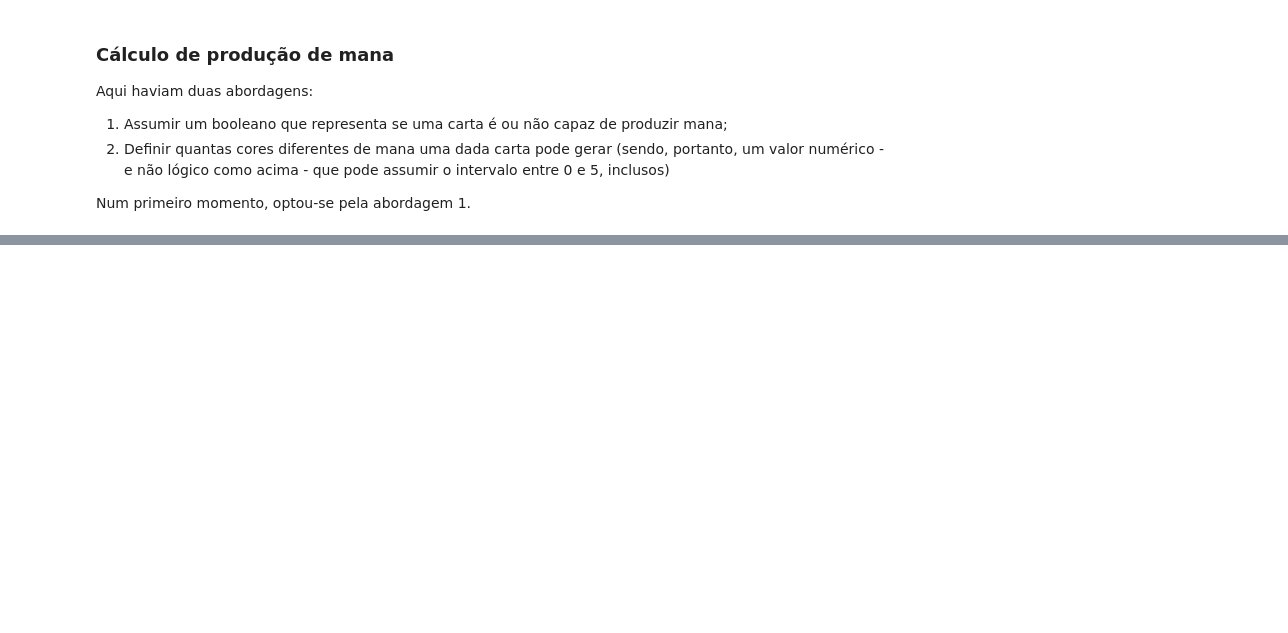
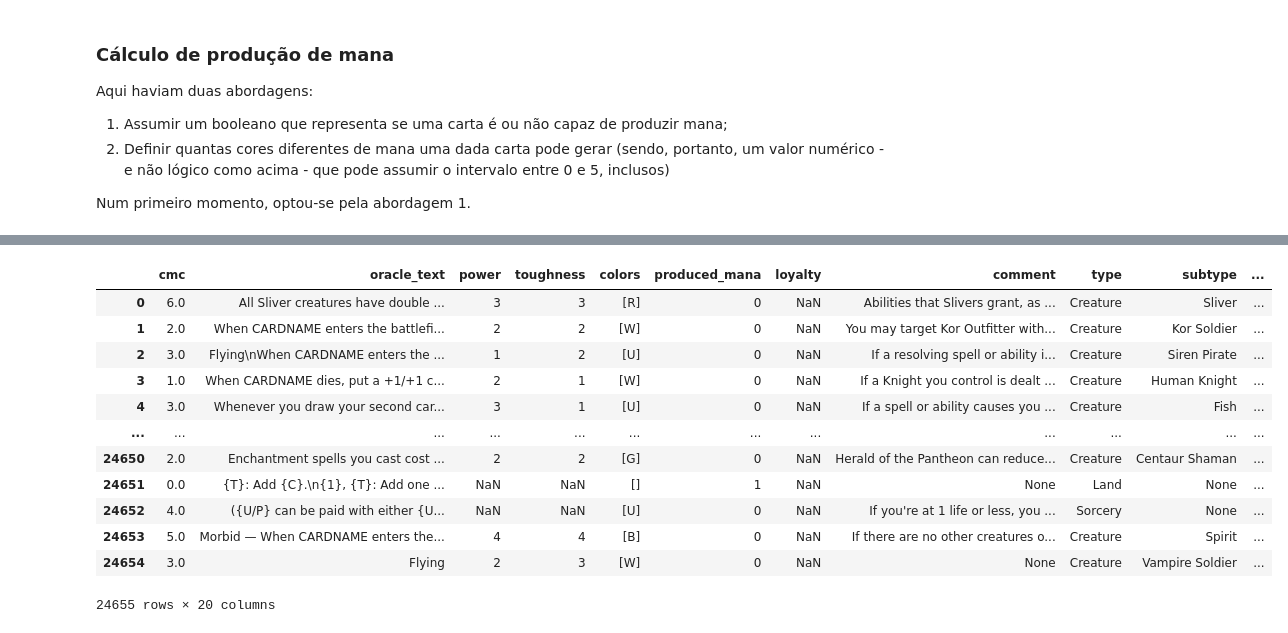
Before and after one commit to danielbrai/trabalho-conclusao-especializacao, a Jupyter notebook: preparacao_dataset.ipynb, the cells around one changed output, grey strips where cells are left out. Drawn from its saved outputs; the diff is of its cells as text; code cells hidden in the pictures; blank space fills up the shorter version.

Commit message:
Finalização do dataset para processamento nlp

```diff
--- a/preparacao_dataset.ipynb
+++ b/preparacao_dataset.ipynb
@@ -554,0 +505,3 @@ Index(['cmc', 'oracle_text', 'power', 'toughness', 'colors', 'color_identity',
+# %%
+joined_rules_dataset = card_replaced_name_by_token_dataset.copy()
+joined_rules_dataset['comment'] = joined_rules_dataset.apply(lambda row: joinCardRules(row['comment']), axis=1)
@@ -554,0 +510,29 @@ Index(['cmc', 'oracle_text', 'power', 'toughness', 'colors', 'color_identity',
+# %%
+def getSuperTypes(type) :
+
+    if type :
+        supertype_type = type.strip().split(" ")
+
+        mtg_card_types = [
+            'Artifact',
+            'Battle ',
+            'Creature',
+            'Enchantment',
+            'Land',
+            'Planeswalker',
+            'Instant',
+            'Sorcery'
+        ]
+
+        supertypes = supertype_type[:-1]
+        types = supertype_type[-1:]
+
+        supertypes = [x for x in supertypes if x not in mtg_card_types]
+
+        return  (supertypes, types)
+# %%
+supertypes_and_types_dataset = joined_rules_dataset.copy()
+supertypes_with_types_tuple = supertypes_and_types_dataset.apply(lambda row: getSuperTypes(row['type']), axis=1)
+supertypes_and_types_dataset['supertype'] = supertypes_with_types_tuple.apply(lambda row: row[0])
+supertypes_and_types_dataset['type'] = supertypes_with_types_tuple.apply(lambda row: row[1][0])
+supertypes_and_types_dataset.tail()
@@ -554,0 +548,7 @@ Index(['cmc', 'oracle_text', 'power', 'toughness', 'colors', 'color_identity',
+# %%
+dummies_dataset = supertypes_and_types_dataset.copy()
+
+mlb = MultiLabelBinarizer()
+
+splited_colors = pd.DataFrame(mlb.fit_transform(dummies_dataset['colors']), columns=mlb.classes_, index=dummies_dataset.index)
+splited_colors
@@ -554,0 +569,17 @@ Index(['cmc', 'oracle_text', 'power', 'toughness', 'colors', 'color_identity',
+# %%
+dummies_dataset_colors = dummies_dataset.join(splited_colors)
+dummies_dataset_colors
+# %% [output]
+|  | cmc | oracle_text | power | toughness | colors | produced_mana | loyalty | comment | type | subtype | ... |
+| 0 | 6.0 | All Sliver creatures have double ... | 3 | 3 | [R] | 0 | NaN | Abilities that Slivers grant, as ... | Creature | Sliver | ... |
+| 1 | 2.0 | When CARDNAME enters the battlefi... | 2 | 2 | [W] | 0 | NaN | You may target Kor Outfitter with... | Creature | Kor Soldier | ... |
+| 2 | 3.0 | Flying\nWhen CARDNAME enters the ... | 1 | 2 | [U] | 0 | NaN | If a resolving spell or ability i... | Creature | Siren Pirate | ... |
+| 3 | 1.0 | When CARDNAME dies, put a +1/+1 c... | 2 | 1 | [W] | 0 | NaN | If a Knight you control is dealt ... | Creature | Human Knight | ... |
+| 4 | 3.0 | Whenever you draw your second car... | 3 | 1 | [U] | 0 | NaN | If a spell or ability causes you ... | Creature | Fish | ... |
+| ... | ... | ... | ... | ... | ... | ... | ... | ... | ... | ... | ... |
+| 24650 | 2.0 | Enchantment spells you cast cost ... | 2 | 2 | [G] | 0 | NaN | Herald of the Pantheon can reduce... | Creature | Centaur Shaman | ... |
+| 24651 | 0.0 | {T}: Add {C}.\n{1}, {T}: Add one ... | NaN | NaN | [] | 1 | NaN | None | Land | None | ... |
+| 24652 | 4.0 | ({U/P} can be paid with either {U... | NaN | NaN | [U] | 0 | NaN | If you're at 1 life or less, you ... | Sorcery | None | ... |
+| 24653 | 5.0 | Morbid — When CARDNAME enters the... | 4 | 4 | [B] | 0 | NaN | If there are no other creatures o... | Creature | Spirit | ... |
+| 24654 | 3.0 | Flying | 2 | 3 | [W] | 0 | NaN | None | Creature | Vampire Soldier | ... |
+24655 rows × 20 columns
```
Also changed, not shown: parts of 50 cells of this notebook.
